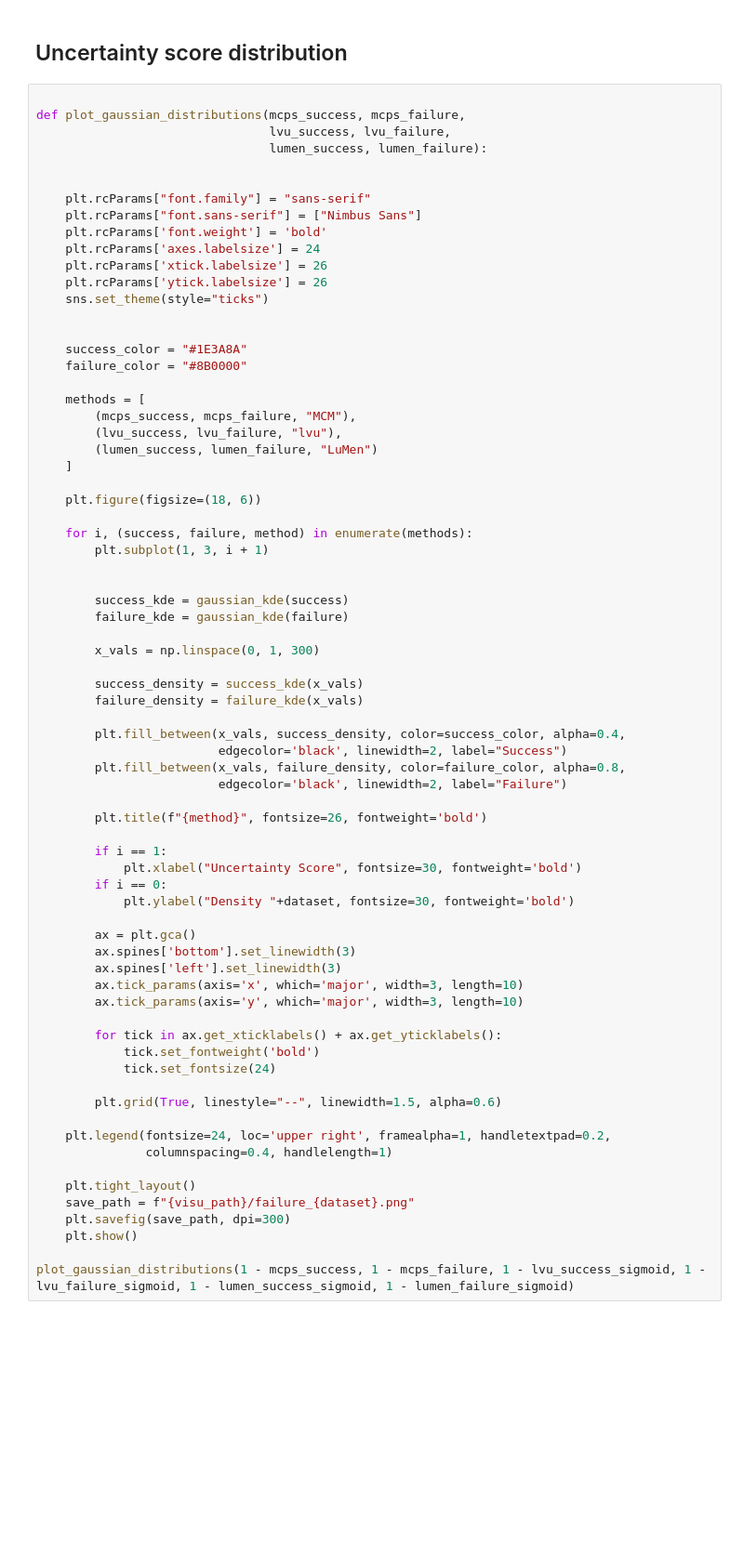
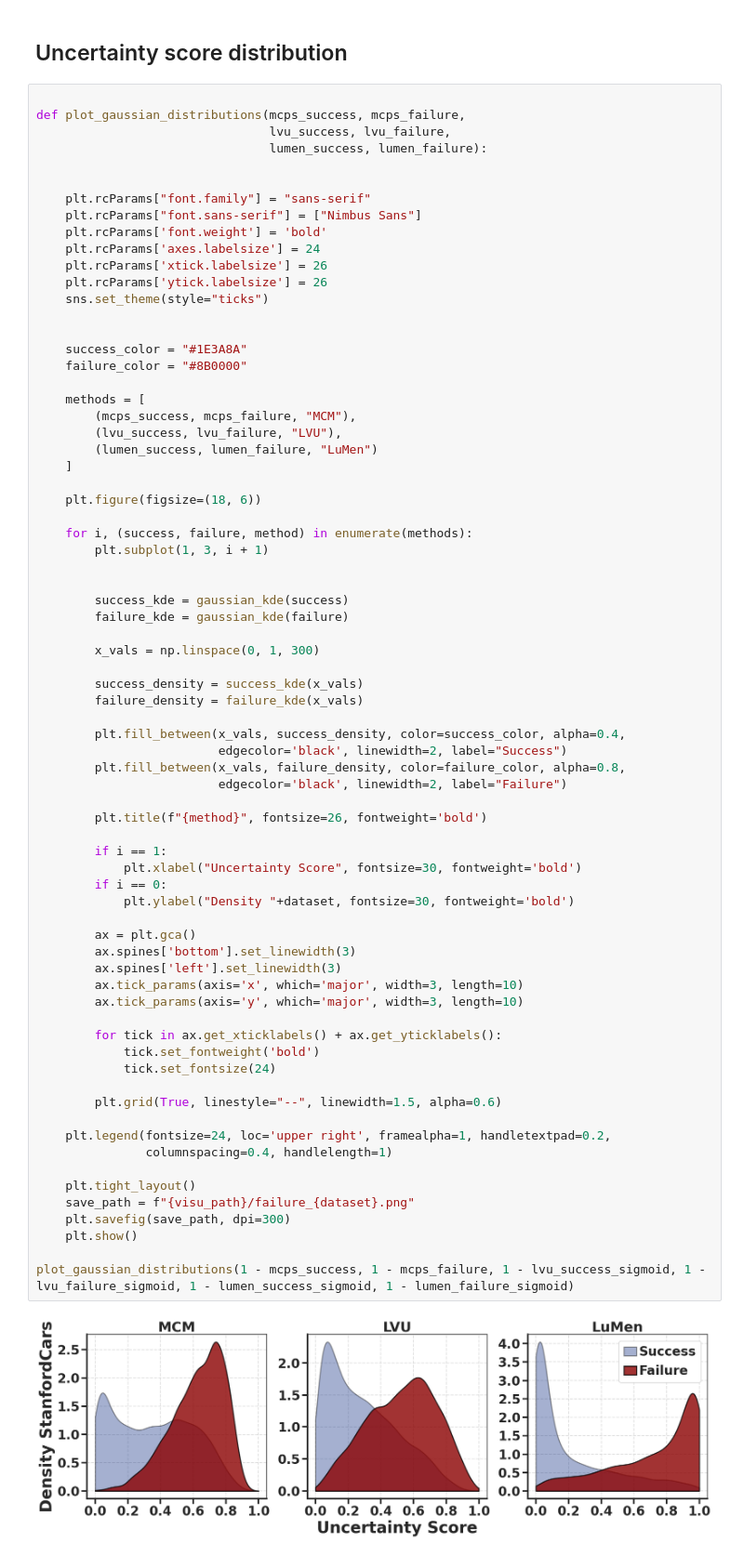
Before and after one commit to ykrmm/ViLU, a Jupyter notebook: notebooks/cars.ipynb, the cells around one changed output. Shown at 93% size. Cells and saved outputs as stored; diff of their text form; blank space fills up the shorter version.

```diff
--- a/notebooks/cars.ipynb
+++ b/notebooks/cars.ipynb
@@ -169,7 +178,7 @@ def plot_gaussian_distributions(mcps_success, mcps_failure,
 
     methods = [
         (mcps_success, mcps_failure, "MCM"),
-        (lvu_success, lvu_failure, "lvu"),
+        (lvu_success, lvu_failure, "LVU"),
         (lumen_success, lumen_failure, "LuMen")
     ]
 
@@ -193,30 +202,32 @@ def plot_gaussian_distributions(mcps_success, mcps_failure,
                          edgecolor='black', linewidth=2, label="Failure")
 
         plt.title(f"{method}", fontsize=26, fontweight='bold')
 
         if i == 1:
             plt.xlabel("Uncertainty Score", fontsize=30, fontweight='bold')
         if i == 0:
             plt.ylabel("Density "+dataset, fontsize=30, fontweight='bold')
 
         ax = plt.gca()
         ax.spines['bottom'].set_linewidth(3)
         ax.spines['left'].set_linewidth(3)
         ax.tick_params(axis='x', which='major', width=3, length=10)
         ax.tick_params(axis='y', which='major', width=3, length=10)
 
         for tick in ax.get_xticklabels() + ax.get_yticklabels():
             tick.set_fontweight('bold')
             tick.set_fontsize(24)
 
         plt.grid(True, linestyle="--", linewidth=1.5, alpha=0.6)
 
     plt.legend(fontsize=24, loc='upper right', framealpha=1, handletextpad=0.2,
                columnspacing=0.4, handlelength=1)
 
     plt.tight_layout()
     save_path = f"{visu_path}/failure_{dataset}.png"
     plt.savefig(save_path, dpi=300)
     plt.show()
 
 plot_gaussian_distributions(1 - mcps_success, 1 - mcps_failure, 1 - lvu_success_sigmoid, 1 - lvu_failure_sigmoid, 1 - lumen_success_sigmoid, 1 - lumen_failure_sigmoid)
+# %% [output]
+[figure, added]
```
Also changed, not shown: parts of 3 cells of this notebook, 38 other files.
